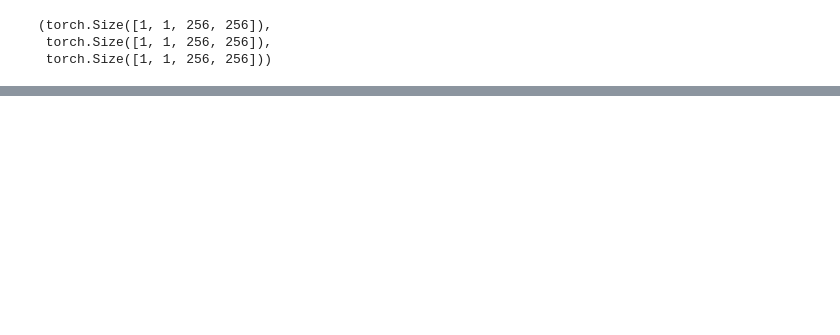
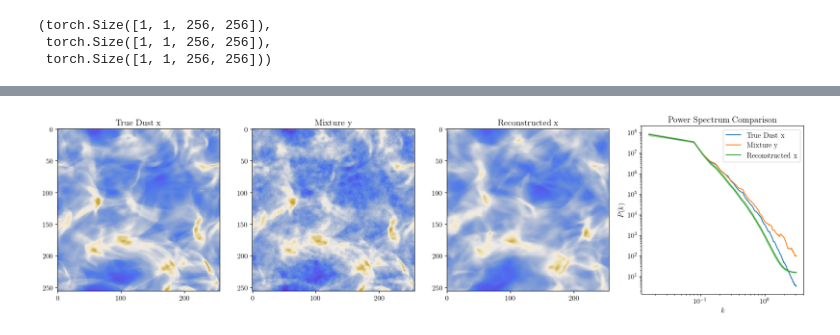
Before and after one commit to david-heurtel-depeiges/SMC_diffusion, a Jupyter notebook: TDS_cosmo/generative_model.ipynb, the cells around one changed output, grey strips where cells are left out. Cells and saved outputs as stored; diff of their text form; code cells hidden in the pictures; blank space fills up the shorter version.

```diff
--- a/TDS_cosmo/generative_model.ipynb
+++ b/TDS_cosmo/generative_model.ipynb
@@ -324,2 +384,6 @@ x, phi,ess_list, memory_samples, ratio = twisted_diffusion_sampler_blind(diffusi
+# %%
+## Remove every image in x that is out of the -3, 6 range:
+
+x_red = torch.cat([x[i].unsqueeze(0) for i in range(len(x)) if torch.max(x[i])<6 and torch.min(x[i])>-3], dim=0)
 # %%
 fig, ax = plt.subplots(1, 3, figsize=(15, 5))
@@ -341,3 +429,39 @@ plt.savefig('./figures/inference_mixture_{:.2f}.png'.format(NOISE_LEVEL), bbox_i
+# %%
+ps_true = ps_mean_list[0]
+ps_std_true = ps_std_list[0]
+ps_noisy = ps_mean_list[1]
+ps_std_noisy = ps_std_list[1]
+ps_reconstructed = ps_mean_list[2]
+ps_std_reconstructed = ps_std_list[2]
+# %%
+ps_list = [ps_true, ps_noisy, ps_reconstructed]
+ps_std_list = [ps_std_true, ps_std_noisy, ps_std_reconstructed]
+ps_colors = ['C0', 'C1', 'C2']
+ps_labels = ['True Dust x', 'Mixture y', 'Reconstructed x']
+# %%
+fig, axs = plt.subplots(1, 4, figsize=(22, 5))
+
+#First 3 = images, last one = power spectrum superposed with uncertainties
+
+for i, (data, ax) in enumerate(zip([image, noisy, x_red], axs[:-1])):
+    ax.imshow(data[0,0].cpu().detach().numpy(), cmap='cmb', vmin=-2.7, vmax=6)
+    ax.set_title(ps_labels[i])
+    # Set tick labels to 0, 100, 200
+    ax.xaxis.set_major_locator(ticker.MultipleLocator(100))
+
+for i, (ps, ps_std, color, label) in enumerate(zip(ps_list, ps_std_list, ps_colors, ps_labels)):
+    axs[-1].plot(ps_bins, ps, color=color, label=label)
+    axs[-1].fill_between(ps_bins, ps-ps_std, ps+ps_std, color=color, alpha=0.3)
+    axs[-1].set_yscale('log')
+    axs[-1].set_xscale('log')
+    axs[-1].set_xlabel(r'$k$')
+    axs[-1].set_ylabel(r'$P(k)$')
+    axs[-1].legend()
+    axs[-1].set_title('Power Spectrum Comparison')
+
+plt.savefig('./figures/appendice_pigdm_best_features.pdf', bbox_inches='tight')
+# %% [output]
+[figure, added]
 # %%
 plt.imshow(image[0,0].cpu().numpy(), cmap='cmb', vmin=-3, vmax=6)
 # %% [output]
```
Also changed, not shown: parts of 15 cells of this notebook, 10 other files.
